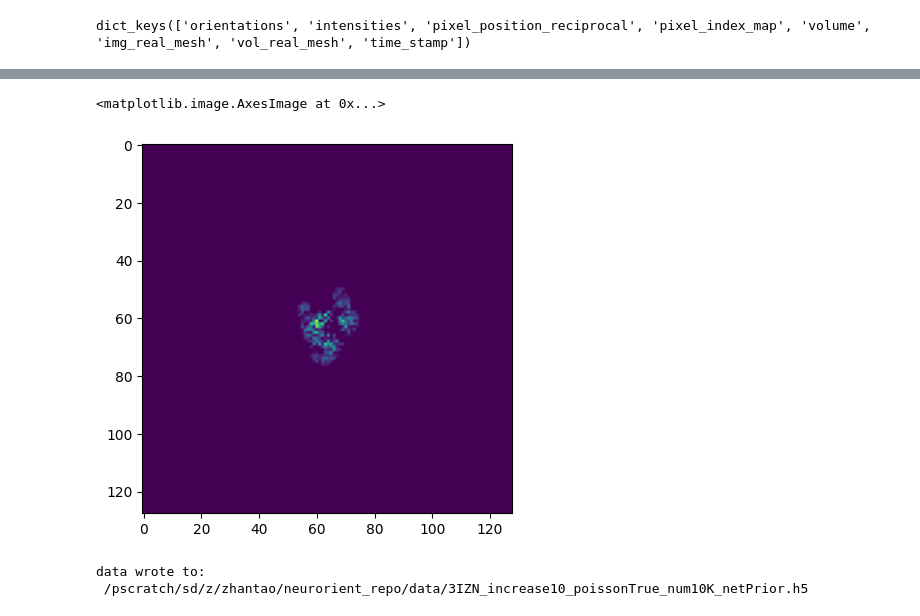
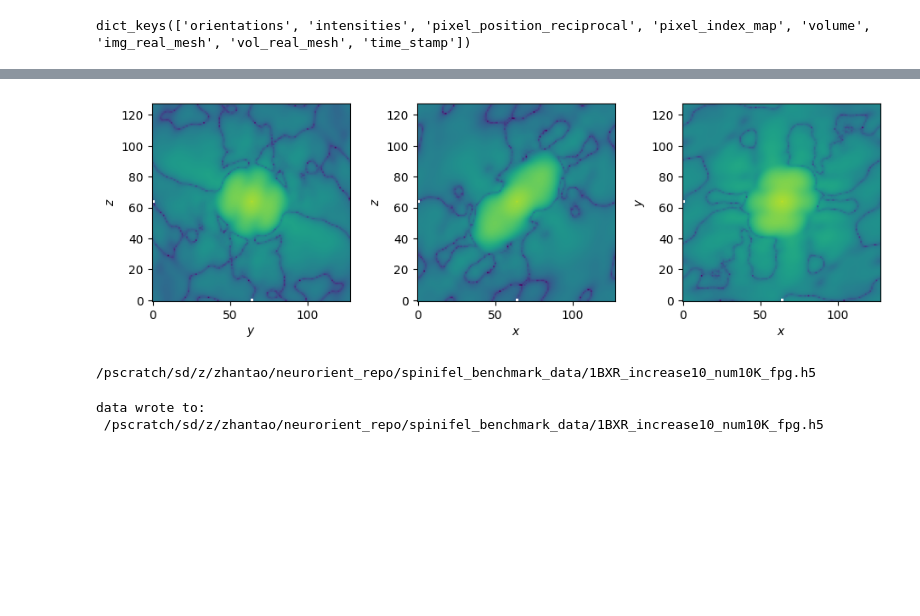
Before and after one commit to zhantaochen/neurorient, a Jupyter notebook: prepare_spinifel.ipynb, the cells around one changed output, grey strips where cells are left out. Saved outputs shown, nothing was run; the diff lists cells and outputs as text; code cells hidden in the pictures; blank space fills up the shorter version.

```diff
--- a/prepare_spinifel.ipynb
+++ b/prepare_spinifel.ipynb
@@ -95,8 +131,6 @@ rho_phased, support_phased = phase_retriever.phase(intensity_pred.clip(intensity
-# %%
-# rho_phased[rho_phased < 0.025 * rho_phased.max()] = 0
-plt.imshow(rho_phased[...,64].detach().cpu().clip(0))
-# %% [output]
-<matplotlib.image.AxesImage at 0x...>
-[figure, removed]
 # %%
-ac_from_rho = torch.fft.ifftshift(torch.fft.ifftn(torch.fft.fftshift(torch.fft.fftn(rho_phased).abs().pow(2))).abs()).detach().cpu()
+# intensities = torch.fft.fftshift(torch.fft.fftn(rho_phased)).abs().pow(2)
+ac = torch.fft.ifftshift(torch.fft.ifftn(intensity_pred).abs()).detach().cpu()
+display_volumes(ac.log(), vmax=0.01 * ac.log().max(), closefig=False)
+# %% [output]
+[figure, added]
@@ -108,17 +137,21 @@ ac = torch.fft.ifftshift(torch.fft.ifftn(intensity_pred).abs()).detach().cpu()
+# %%
+h5_fpath = os.path.join(
+    save_dir,
+    f'{pdb}_increase{increase_factor:d}_num{num_images//1000}K_{flags_long2short(flags)}.h5')
+print(h5_fpath)
+# %% [output]
+/pscratch/sd/z/zhantao/neurorient_repo/spinifel_benchmark_data/1BXR_increase10_num10K_fpg.h5
 # %%
-h5_fpath = os.path.join(
-    save_dir,
-    f'{pdb}_increase{increase_factor:d}_poisson{poisson}_num{num_images//1000}K_netPrior.h5')
 with h5py.File(h5_fpath, 'w') as f:
-    f.create_dataset('intensities', data=spi_data['intensities'].unsqueeze(1).numpy())
+    f.create_dataset('intensities', data=slices_to_save)
     f.create_dataset('orientations', data=spi_data['orientations'].cpu().numpy())
     f.create_dataset('orientations_prior', data=orientations_pred.numpy())
-    f.create_dataset('ac', data=ac_from_rho.numpy())
-    f.create_dataset('grid_position_real', data=model.grid_position_real.cpu().numpy())
+    f.create_dataset('ac', data=ac.numpy())
+    f.create_dataset('grid_position_real', data=model.model.grid_position_real.cpu().numpy())
     f.create_dataset('pixel_position_reciprocal', data=spi_data['pixel_position_reciprocal'].numpy())
     f.create_dataset('pixel_distance_reciprocal', data=spi_data['pixel_position_reciprocal'].norm(dim=-1).numpy())
     f.create_dataset('pixel_index_map', data=spi_data['pixel_index_map'].numpy())
 print("data wrote to: \n", h5_fpath)
 # %% [output]
 data wrote to:
- /pscratch/sd/z/zhantao/neurorient_repo/data/3IZN_increase10_poissonTrue_num10K_netPrior.h5
+ /pscratch/sd/z/zhantao/neurorient_repo/spinifel_benchmark_data/1BXR_increase10_num10K_fpg.h5
```
Also changed, not shown: parts of 21 cells of this notebook, 3 other files.
